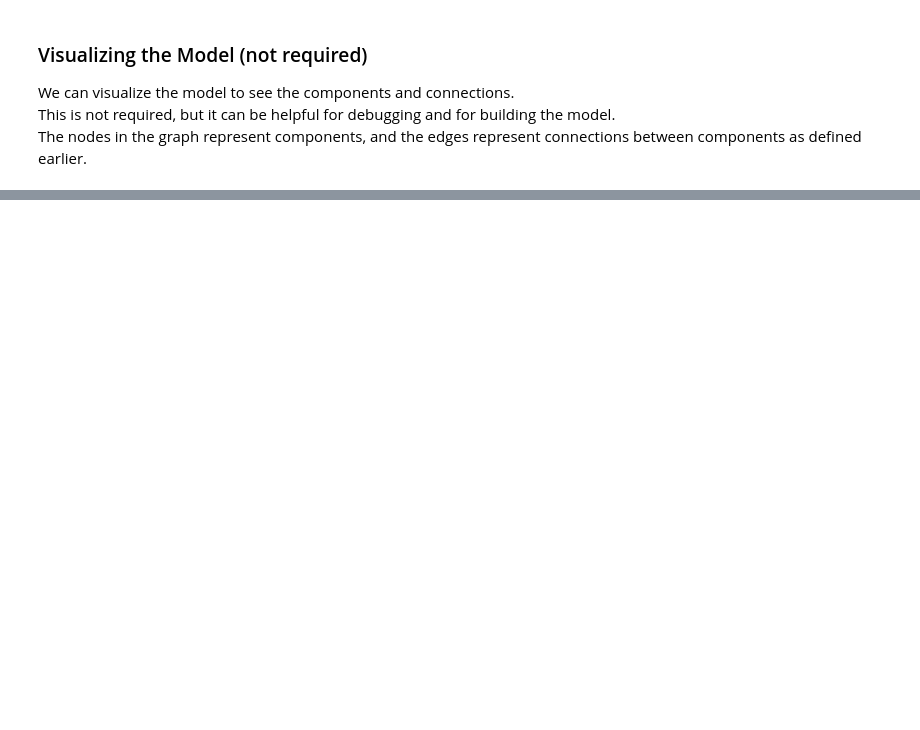
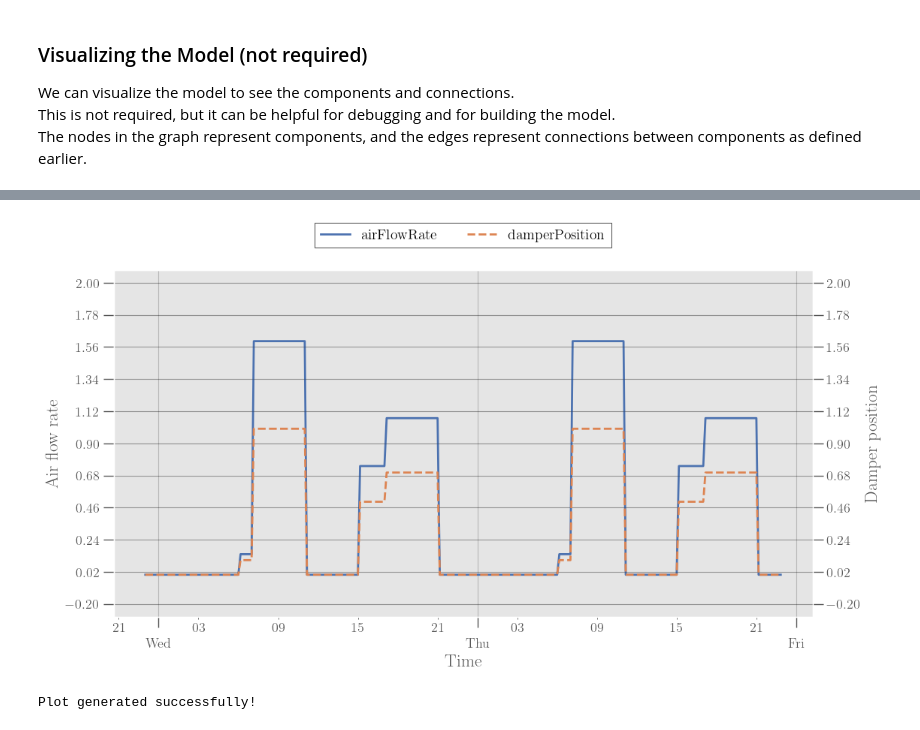
Before and after one commit to JBjoernskov/Twin4Build, a Jupyter notebook: twin4build/examples/minimal_example.ipynb, the cells around one changed output, grey strips where cells are left out. Drawn from its saved outputs; the diff is of its cells as text; code cells hidden in the pictures; blank space fills up the shorter version.

```diff
--- a/twin4build/examples/minimal_example.ipynb
+++ b/twin4build/examples/minimal_example.ipynb
@@ -119,14 +222,17 @@ We can use the general plot_component function to plot the results of the damper
 # %%
 # Plot the damper results
 # plot.plot_damper(model, simulator, "Damper", show=True)
 tb.plot.plot_component(simulator,
-                    components_1axis=[("Damper", "airFlowRate")],
-                    components_2axis=[("Damper", "damperPosition")],
+                    components_1axis=[("Damper", "airFlowRate", "output")],
+                    components_2axis=[("Damper", "damperPosition", "output")],
                     ylabel_1axis="Air flow rate", #Optional
                     ylabel_2axis="Damper position", #Optional
                     show=True,
                     nticks=11)
 print("Plot generated successfully!")
+# %% [output]
+[figure, added]
+Plot generated successfully!
 # %% [markdown]
 ## Conclusion
 
```
Also changed, not shown: parts of 17 cells of this notebook, 25 other files.
